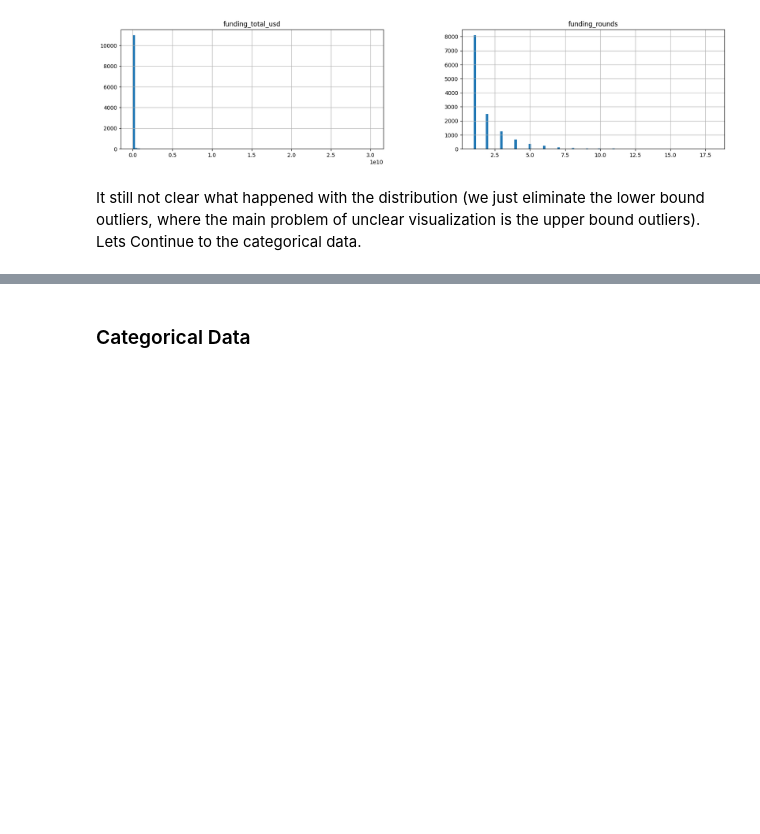
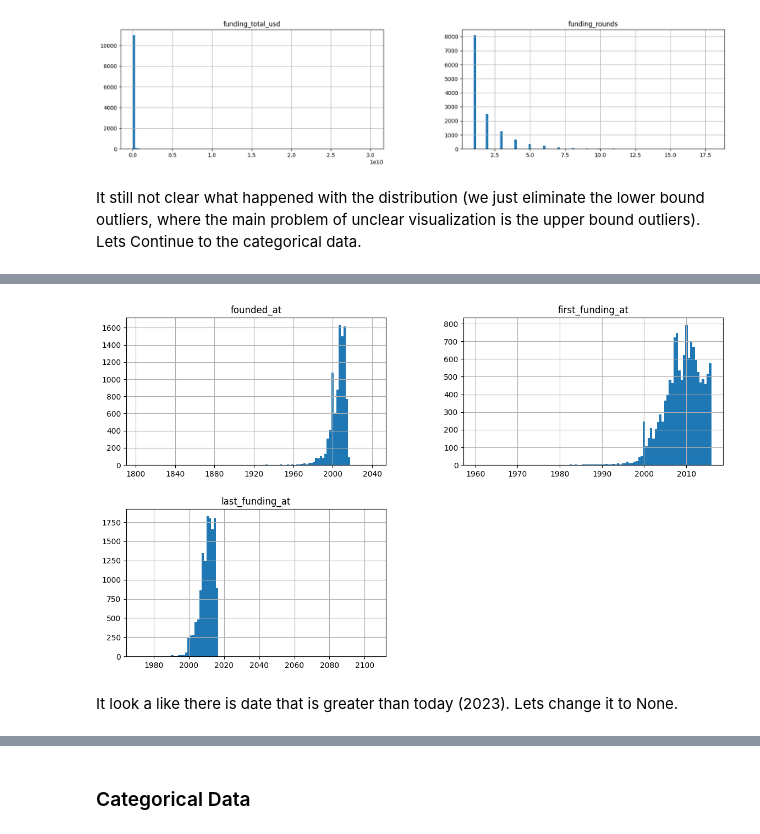
Before and after one commit to alfiannajih/startup-prediction, a Jupyter notebook: EDA startup.ipynb, the cells around one changed output, grey strips where cells are left out. Saved outputs shown, nothing was run; the diff lists cells and outputs as text; code cells hidden in the pictures; blank space fills up the shorter version.

```diff
--- a/EDA startup.ipynb
+++ b/EDA startup.ipynb
@@ -335,0 +356,5 @@ It still not clear what happened with the distribution (we just eliminate the lo
+# %%
+temp_df = raw_data[['name', 'founded_at', 'first_funding_at', 'last_funding_at', 'status']]
+
+for item in (['founded_at', 'first_funding_at', 'last_funding_at']):
+    temp_df[item] = pd.to_datetime(raw_data[item], errors='coerce')
@@ -335,0 +377,11 @@ It still not clear what happened with the distribution (we just eliminate the lo
+# %%
+temp_df.hist(
+    bins=100,
+    figsize=(14, 8)
+)
+
+plt.show()
+# %% [output]
+[figure, added]
+# %% [markdown]
+It look a like there is date that is greater than today (2023). Lets change it to None.
```
Also changed, not shown: parts of 28 cells of this notebook.
